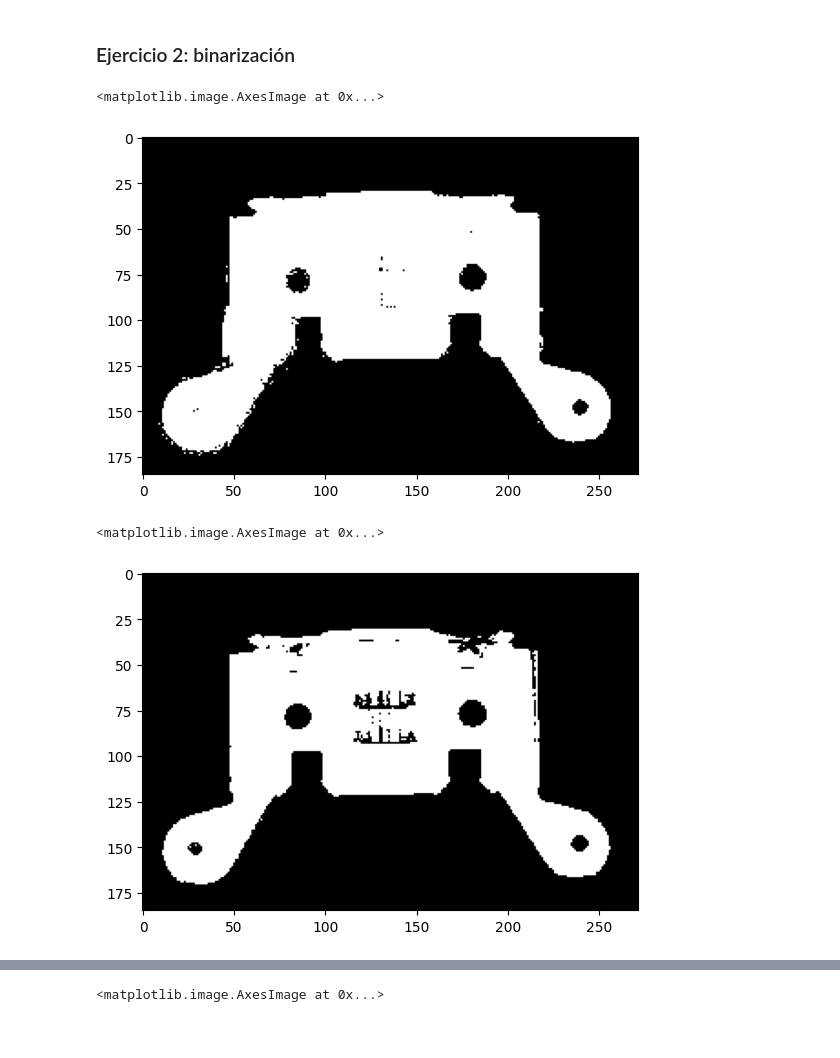
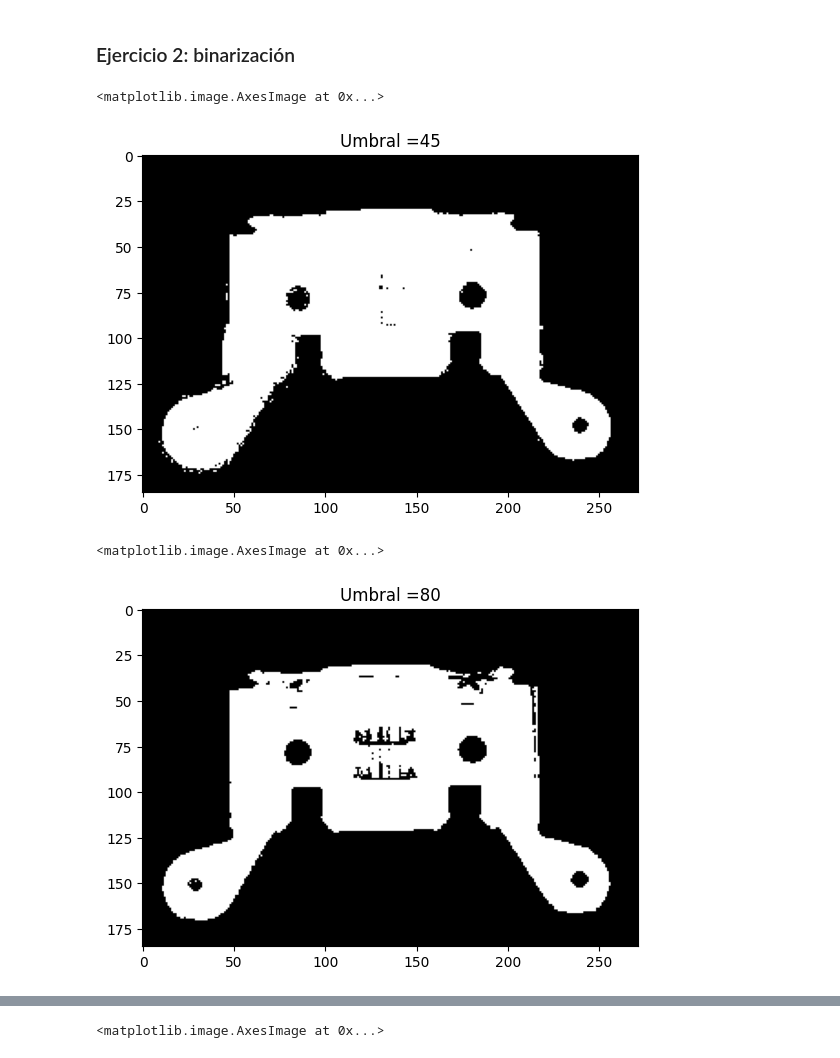
Before and after one commit to cae1000/Trabajos-Vision, a Jupyter notebook: Laboratorio 1/Practica_Lab1.ipynb, the cells around one changed output, grey strips where cells are left out. Saved outputs shown, nothing was run; the diff lists cells and outputs as text; code cells hidden in the pictures.

```diff
--- a/Laboratorio 1/Practica_Lab1.ipynb
+++ b/Laboratorio 1/Practica_Lab1.ipynb
@@ -138,20 +138,22 @@ codigos = cv2.imread('Imagenes/codigos.jpg')
 # %%
 #Binarización de la imagen "piezametálica"
 #Estudio de diferentes parámetros de binarización
 
 umbral = 45  # Valor de umbral
 _, piezametalica_binarizada = cv2.threshold(piezametalica, umbral, 255, cv2.THRESH_BINARY)
+plt.title("Umbral ="+str(umbral))
 plt.imshow(piezametalica_binarizada[:,:,::-1])
 # %% [output]
 <matplotlib.image.AxesImage at 0x...>
-[figure, old version]
+[figure, new version]
 # %%
 umbral = 80  # Valor de umbral
 _, piezametalica_binarizada = cv2.threshold(piezametalica, umbral, 255, cv2.THRESH_BINARY)
+plt.title("Umbral ="+str(umbral))
 plt.imshow(piezametalica_binarizada[:,:,::-1])
 # %% [output]
 <matplotlib.image.AxesImage at 0x...>
-[figure, old version]
+[figure, new version]
 # %%
 umbral = 127  # Valor de umbral
 _, piezametalica_binarizada = cv2.threshold(piezametalica, umbral, 255, cv2.THRESH_BINARY)
```
Also changed, not shown: parts of 3 cells of this notebook.
